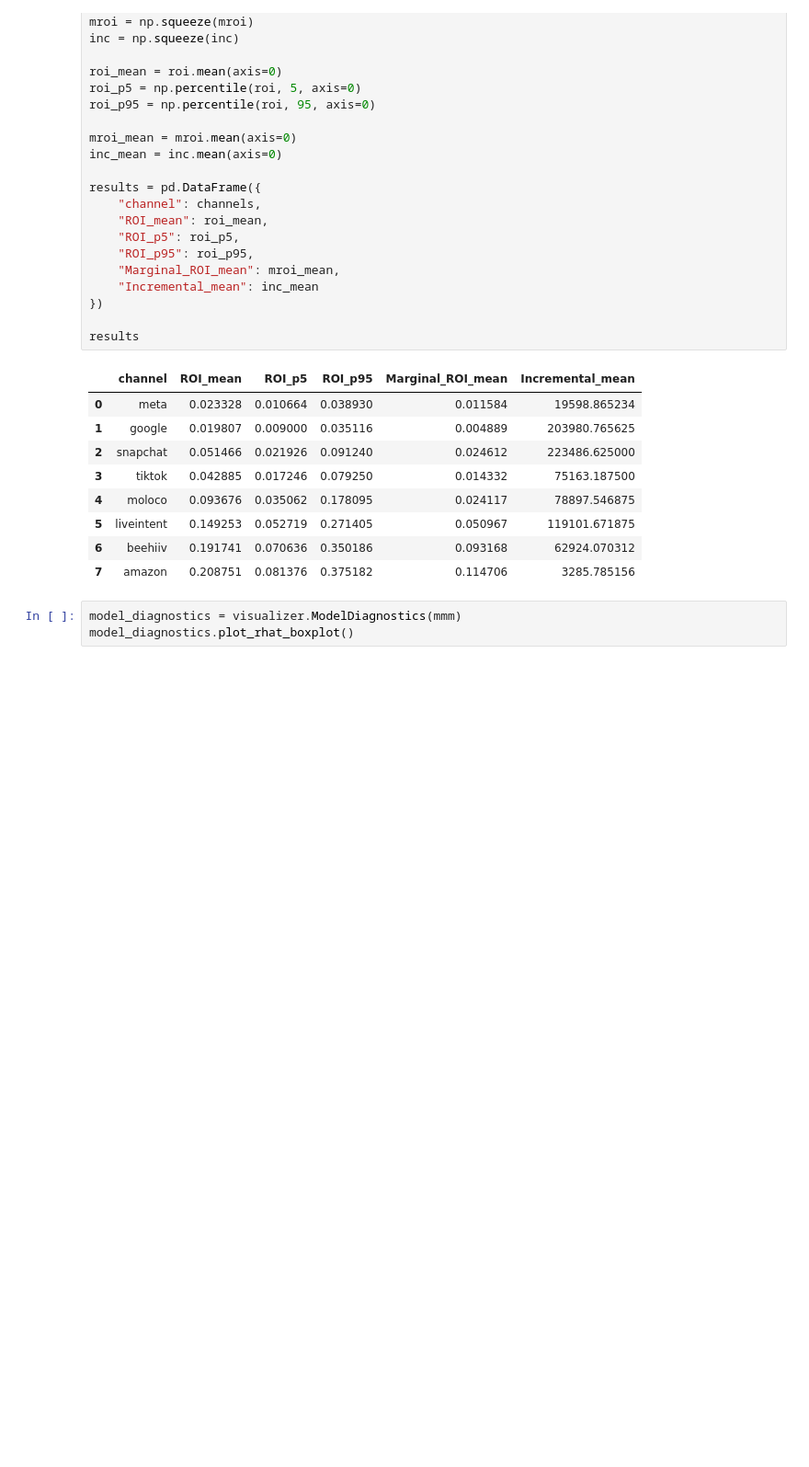
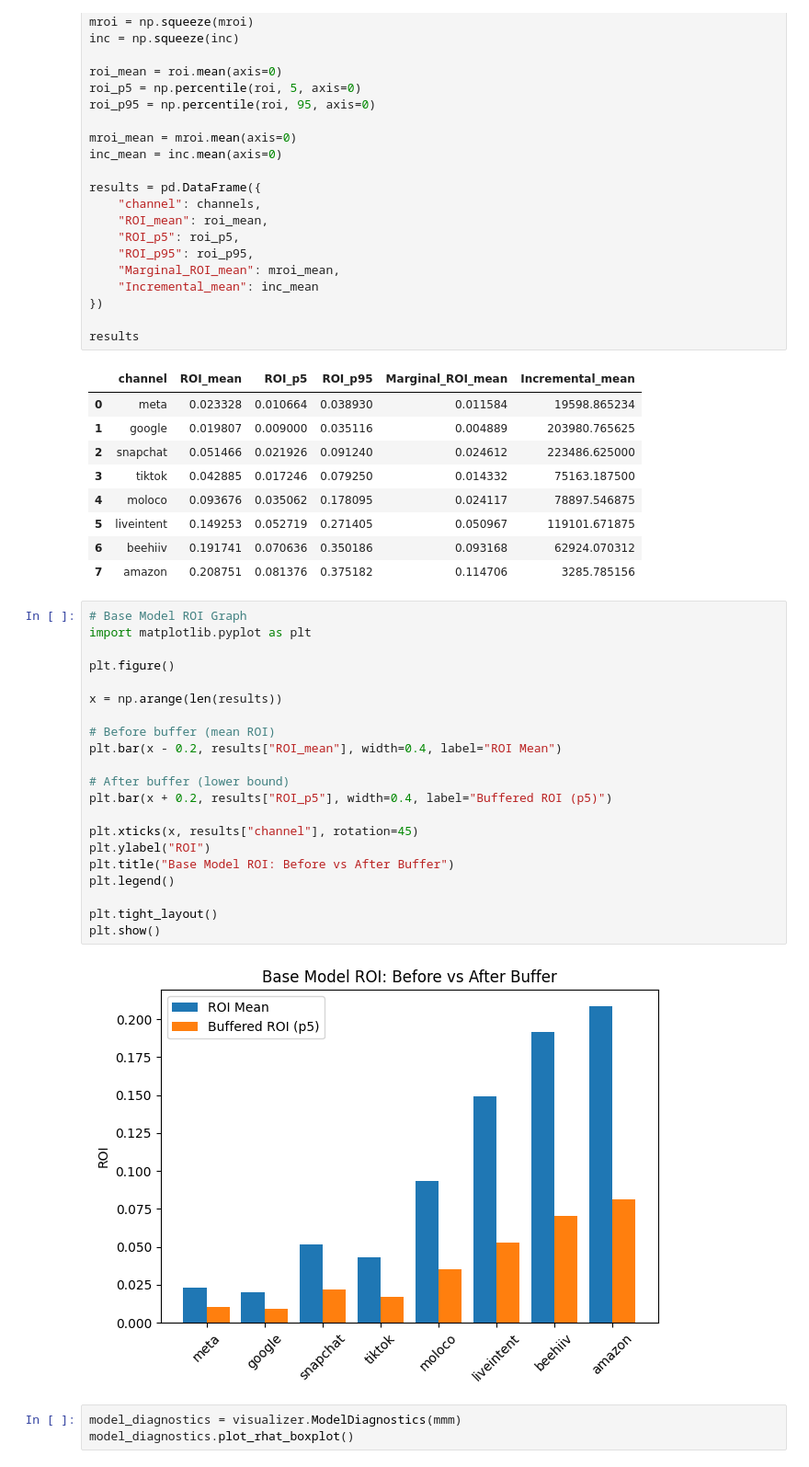
Before and after one commit to pstat197/BlueAlpha3-Synergy-Analysis, a Jupyter notebook: notebooks/base_model_reconciliation.ipynb, the cells around one changed output. Shown at 92% size. Cells and saved outputs as stored; diff of their text form; blank space fills up the shorter version.

```diff
--- a/notebooks/base_model_reconciliation.ipynb
+++ b/notebooks/base_model_reconciliation.ipynb
@@ -189,6 +189,29 @@ results
 | 5 | liveintent | 0.149253 | 0.052719 | 0.271405 | 0.050967 | 119101.671875 |
 | 6 | beehiiv | 0.191741 | 0.070636 | 0.350186 | 0.093168 | 62924.070312 |
 | 7 | amazon | 0.208751 | 0.081376 | 0.375182 | 0.114706 | 3285.785156 |
+# %%
+# Base Model ROI Graph
+import matplotlib.pyplot as plt
+
+plt.figure()
+
+x = np.arange(len(results))
+
+# Before buffer (mean ROI)
+plt.bar(x - 0.2, results["ROI_mean"], width=0.4, label="ROI Mean")
+
+# After buffer (lower bound)
+plt.bar(x + 0.2, results["ROI_p5"], width=0.4, label="Buffered ROI (p5)")
+
+plt.xticks(x, results["channel"], rotation=45)
+plt.ylabel("ROI")
+plt.title("Base Model ROI: Before vs After Buffer")
+plt.legend()
+
+plt.tight_layout()
+plt.show()
+# %% [output]
+[figure, added]
 # %%
 model_diagnostics = visualizer.ModelDiagnostics(mmm)
 model_diagnostics.plot_rhat_boxplot()
```
Also changed, not shown: parts of 11 cells of this notebook.
